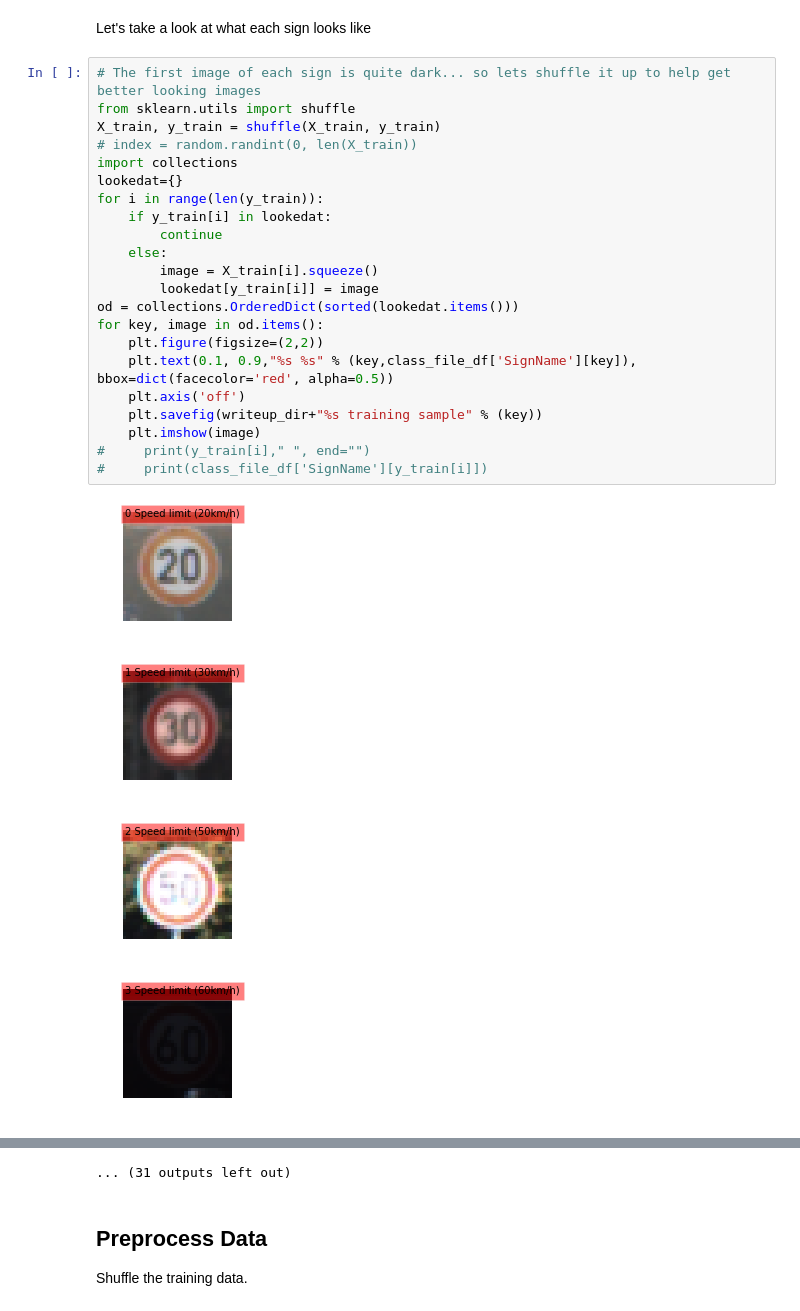
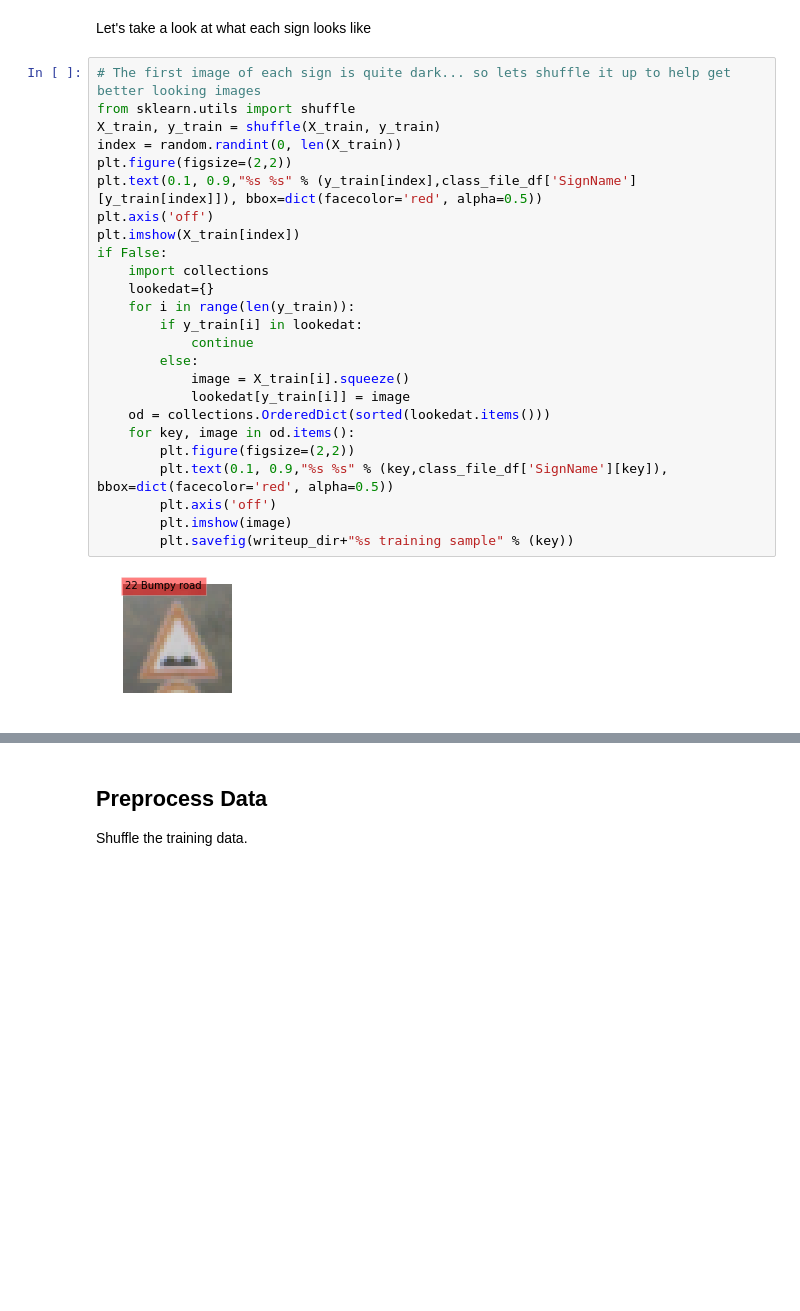
Before and after one commit to ryan-jonesford/ConvolutionalNN, a Jupyter notebook: CNN-Project.ipynb, the cells around one changed output, grey strips where cells are left out. Cells and saved outputs as stored; diff of their text form; blank space fills up the shorter version.

```diff
--- a/CNN-Project.ipynb
+++ b/CNN-Project.ipynb
@@ -101,27 +101,27 @@ Let's take a look at what each sign looks like
 # %%
 # The first image of each sign is quite dark... so lets shuffle it up to help get better looking images
 from sklearn.utils import shuffle
 X_train, y_train = shuffle(X_train, y_train)
-# index = random.randint(0, len(X_train))
-import collections
-lookedat={}
-for i in range(len(y_train)):
-    if y_train[i] in lookedat:
-        continue
-    else:
-        image = X_train[i].squeeze()
-        lookedat[y_train[i]] = image
-od = collections.OrderedDict(sorted(lookedat.items()))
-for key, image in od.items():
-    plt.figure(figsize=(2,2))
-    plt.text(0.1, 0.9,"%s %s" % (key,class_file_df['SignName'][key]), bbox=dict(facecolor='red', alpha=0.5))
-    plt.axis('off')
-    plt.savefig(writeup_dir+"%s training sample" % (key))
-    plt.imshow(image)
-#     print(y_train[i]," ", end="")
-#     print(class_file_df['SignName'][y_train[i]])
+index = random.randint(0, len(X_train))
+plt.figure(figsize=(2,2))
+plt.text(0.1, 0.9,"%s %s" % (y_train[index],class_file_df['SignName'][y_train[index]]), bbox=dict(facecolor='red', alpha=0.5))
+plt.axis('off')
+plt.imshow(X_train[index])
+if False:
+    import collections
+    lookedat={}
+    for i in range(len(y_train)):
+        if y_train[i] in lookedat:
+            continue
+        else:
+            image = X_train[i].squeeze()
+            lookedat[y_train[i]] = image
+    od = collections.OrderedDict(sorted(lookedat.items()))
+    for key, image in od.items():
+        plt.figure(figsize=(2,2))
+        plt.text(0.1, 0.9,"%s %s" % (key,class_file_df['SignName'][key]), bbox=dict(facecolor='red', alpha=0.5))
+        plt.axis('off')
+        plt.imshow(image)
+        plt.savefig(writeup_dir+"%s training sample" % (key))
 # %% [output]
-[figure, old version]
+[figure, new version]
-[figure, removed]
-[figure, removed]
-[figure, removed]
@@ -136,4 +128,3 @@ for key, image in od.items():
-... (31 outputs left out)
 # %% [markdown]
 ## Preprocess Data
 
```
Also changed, not shown: parts of 8 cells of this notebook.
